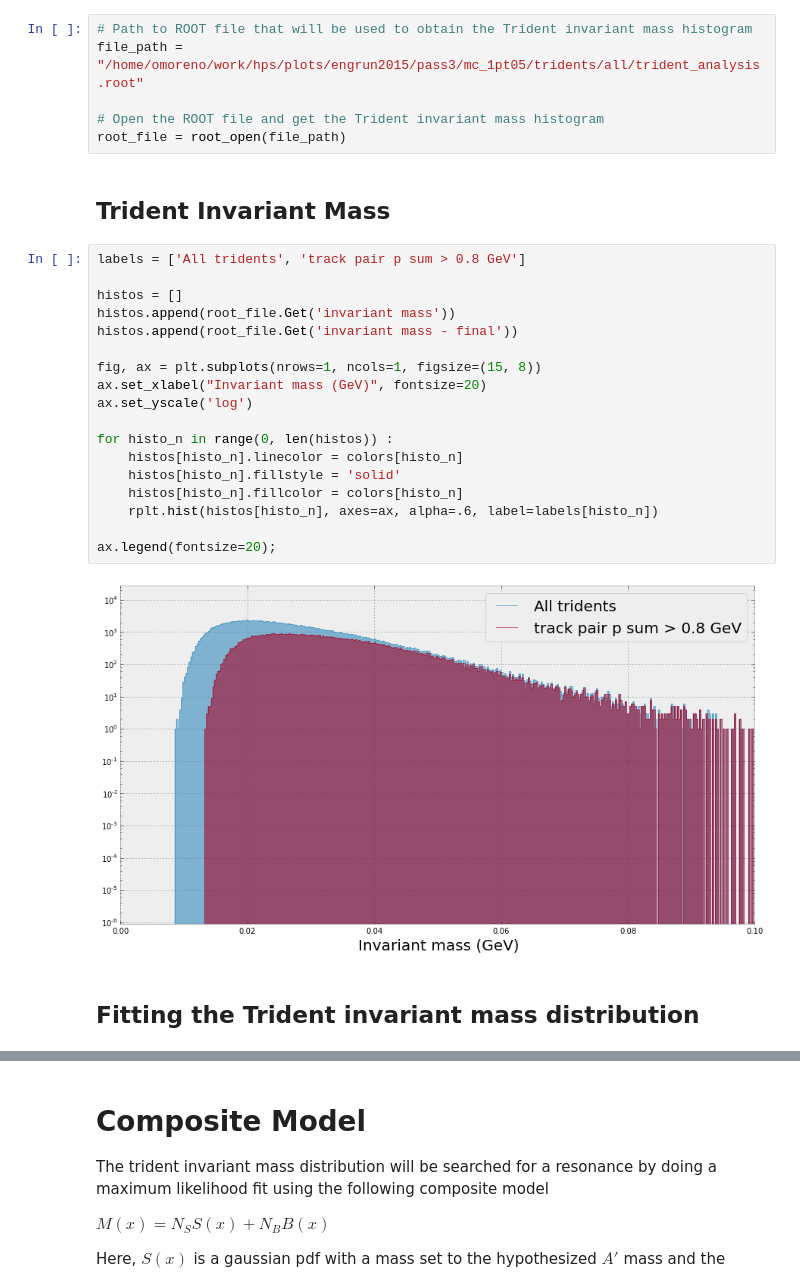
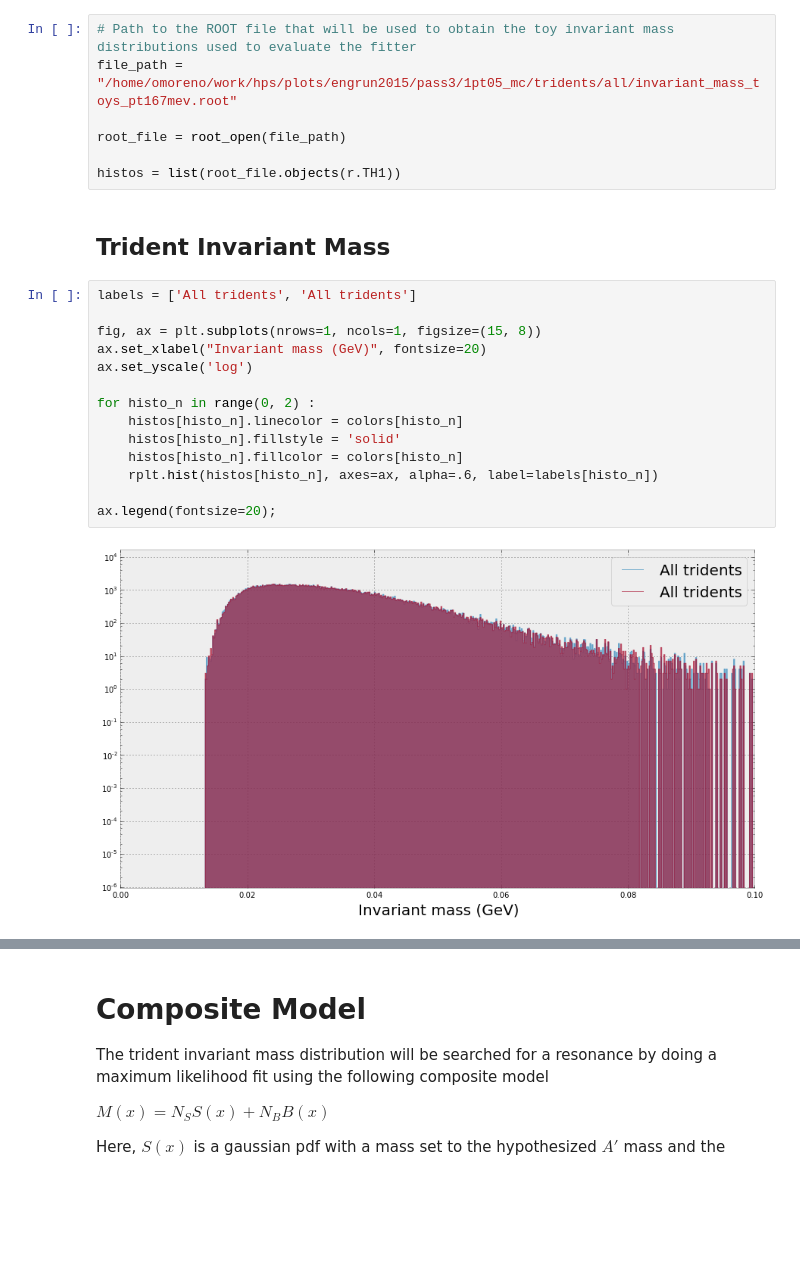
Before and after one commit to omar-moreno/hps-analysis, a Jupyter notebook: python/notebooks/bump_hunt_toy_fitter.ipynb, the cells around one changed output, grey strips where cells are left out. Drawn from its saved outputs; the diff is of its cells as text; blank space fills up the shorter version.

```diff
--- a/python/notebooks/bump_hunt_toy_fitter.ipynb
+++ b/python/notebooks/bump_hunt_toy_fitter.ipynb
@@ -16,32 +17,27 @@ colors = ['#348ABD', '#A60628']
 # Use the Bayesian Methods for Hackers style
 plt.style.use('bmh')
 # %%
-# Path to ROOT file that will be used to obtain the Trident invariant mass histogram
-file_path = "/home/omoreno/work/hps/plots/engrun2015/pass3/mc_1pt05/tridents/all/trident_analysis.root"
+# Path to the ROOT file that will be used to obtain the toy invariant mass distributions used to evaluate the fitter
+file_path = "/home/omoreno/work/hps/plots/engrun2015/pass3/1pt05_mc/tridents/all/invariant_mass_toys_pt167mev.root"
 
-# Open the ROOT file and get the Trident invariant mass histogram
 root_file = root_open(file_path)
+
+histos = list(root_file.objects(r.TH1))
 # %% [markdown]
 ## Trident Invariant Mass
 # %%
-labels = ['All tridents', 'track pair p sum > 0.8 GeV']
-
-histos = []
-histos.append(root_file.Get('invariant mass'))
-histos.append(root_file.Get('invariant mass - final'))
+labels = ['All tridents', 'All tridents']
 
 fig, ax = plt.subplots(nrows=1, ncols=1, figsize=(15, 8))
 ax.set_xlabel("Invariant mass (GeV)", fontsize=20)
 ax.set_yscale('log')
 
-for histo_n in range(0, len(histos)) :
+for histo_n in range(0, 2) :
     histos[histo_n].linecolor = colors[histo_n]
     histos[histo_n].fillstyle = 'solid'
     histos[histo_n].fillcolor = colors[histo_n]
     rplt.hist(histos[histo_n], axes=ax, alpha=.6, label=labels[histo_n])
 
 ax.legend(fontsize=20);
 # %% [output]
-[figure, old version]
+[figure, new version]
-# %% [markdown]
-## Fitting the Trident invariant mass distribution
```
Also changed, not shown: parts of 9 cells of this notebook.
